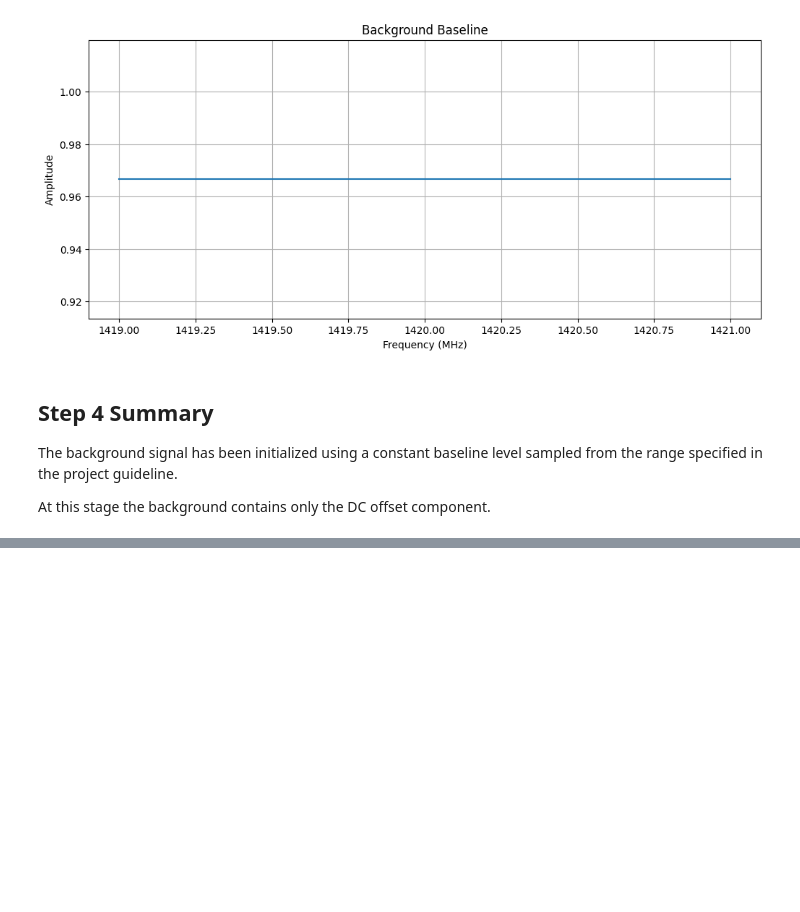
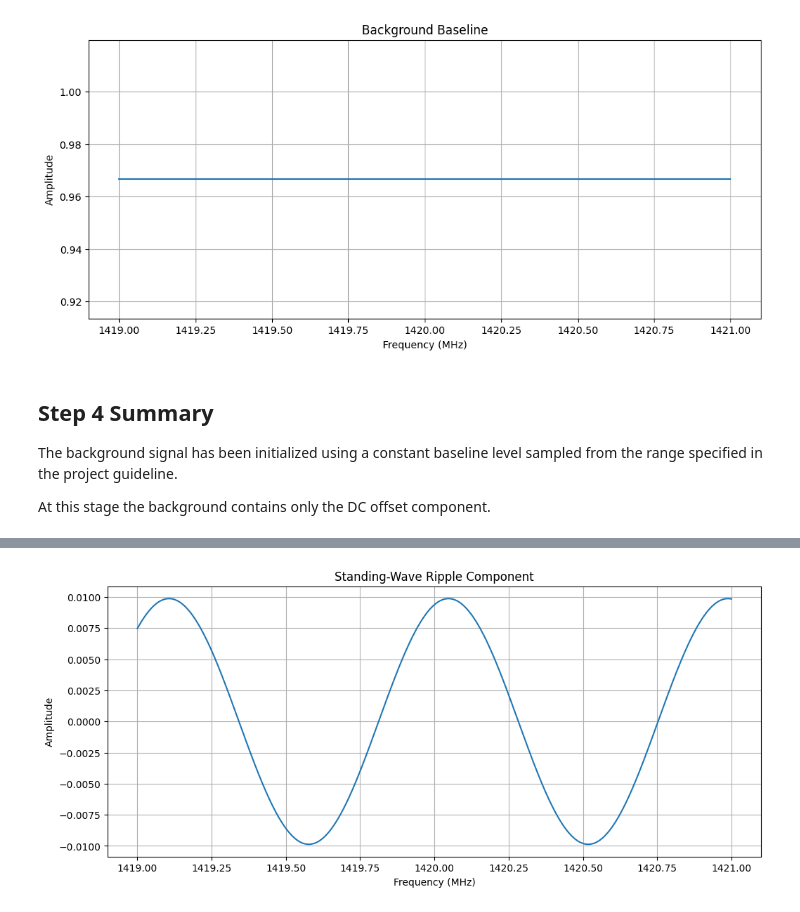
Before and after one commit to Astro-BEAM-AUTh/data-analysis, a Jupyter notebook: Background Removal using NN.ipynb, the cells around one changed output, grey strips where cells are left out. Drawn from its saved outputs; the diff is of its cells as text; code cells hidden in the pictures; blank space fills up the shorter version.

```diff
--- a/Background Removal using NN.ipynb
+++ b/Background Removal using NN.ipynb
@@ -220,0 +360,18 @@ At this stage the background contains only the DC offset component.
+# %%
+sin_component = np.zeros_like(freq)
+
+if signal_type in (SignalType.SIN, SignalType.BOTH):
+    ripple_amplitude = np.random.uniform(0.005, 0.01)
+    cycles = np.random.uniform(0.5, 3.0)
+    phase = np.random.uniform(0, 2 * np.pi)
+
+    sin_component = ripple_amplitude * np.sin(
+        cycles * np.pi * x_norm + phase
+    )
+
+    print(f"Ripple amplitude: {ripple_amplitude:.4f}")
+    print(f"Cycles: {cycles:.4f}")
+    print(f"Phase: {phase:.4f} rad")
+
+else:
+    print("Sinusoidal component skipped for POLY distortion type.")
@@ -220,0 +388,10 @@ At this stage the background contains only the DC offset component.
+# %%
+plt.plot(freq, sin_component)
+
+plt.title("Standing-Wave Ripple Component")
+plt.xlabel("Frequency (MHz)")
+plt.ylabel("Amplitude")
+
+plt.show()
+# %% [output]
+[figure, added]
```
Also changed, not shown: parts of 25 cells of this notebook.
